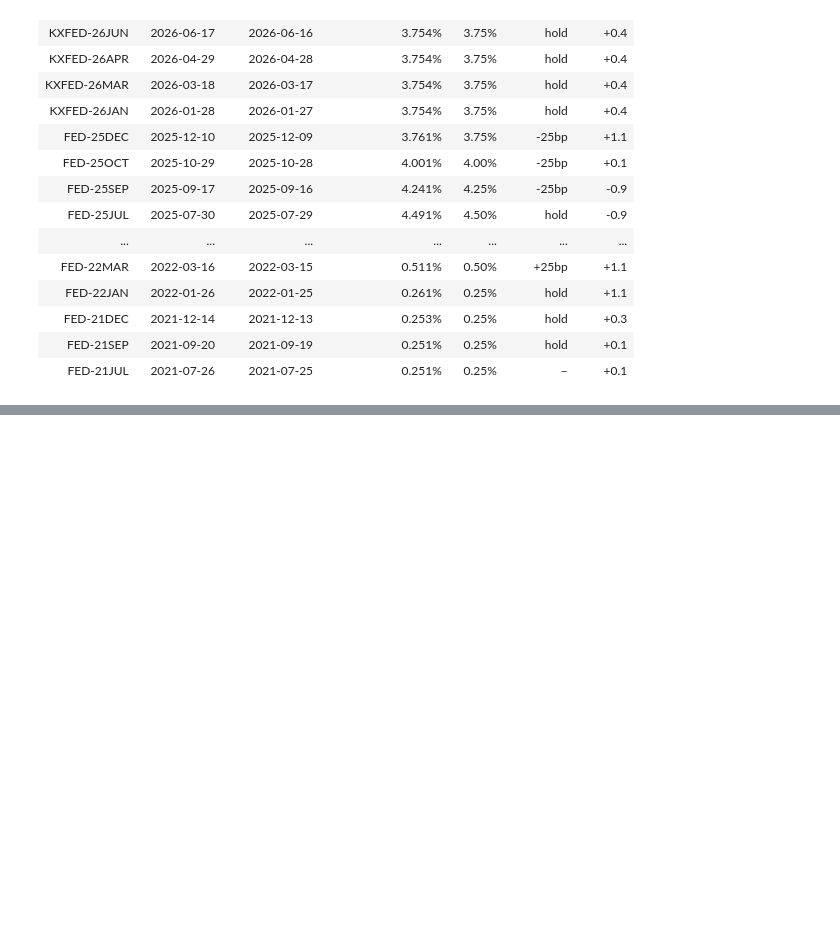
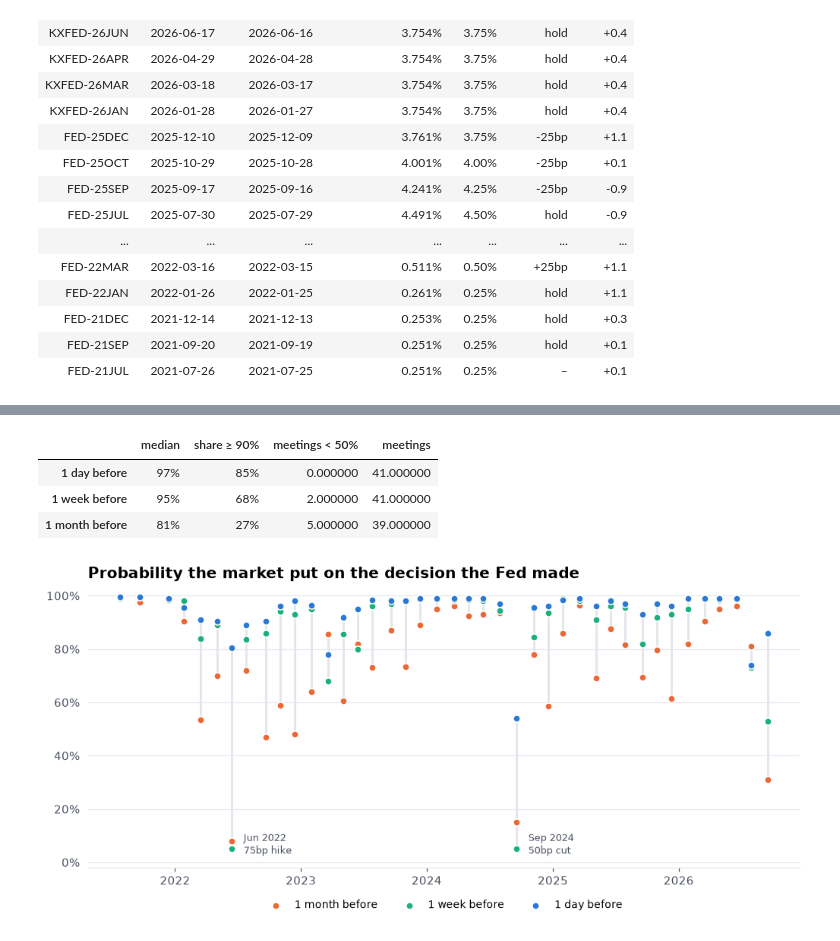
Before and after one commit to vishwesh-V/Macro-Research-in-Prediction-Markets, a Jupyter notebook: kalshi_fed/kalshi_fed_funds.ipynb, the cells around one changed output, grey strips where cells are left out. Saved outputs shown, nothing was run; the diff lists cells and outputs as text; code cells hidden in the pictures; blank space fills up the shorter version.

```diff
--- a/kalshi_fed/kalshi_fed_funds.ipynb
+++ b/kalshi_fed/kalshi_fed_funds.ipynb
@@ -505,0 +601,42 @@ explore("FED-24SEP")   # the 50bp cut in Sep 2024: watch the market swing betwee
+# %%
+rows = []
+for _, mt in realized.iterrows():
+    rec = {"event_ticker": mt.event_ticker, "meeting_date": mt.meeting_date, "realized": mt.upper_bound}
+    for lag, name in ((1, "1d"), (7, "1w"), (30, "1m")):
+        cut = (pd.Timestamp(mt.meeting_date) - pd.Timedelta(days=lag)).strftime("%Y-%m-%d")
+        g = rates[(rates.event_ticker == mt.event_ticker) & (rates.date <= cut)]
+        if len(g):
+            gd = on_grid(json.loads(g.distribution.iloc[-1]))
+            k0 = min(gd)
+            rec[f"p_{name}"] = gd.get(mt.upper_bound, 0) if mt.upper_bound > k0 else sum(v for k, v in gd.items() if k <= k0)
+            rec[f"date_{name}"], rec[f"reliable_{name}"] = g.date.iloc[-1], bool(g.reliable.iloc[-1])
+    rows.append(rec)
+track = pd.DataFrame(rows)
+track.to_csv(DATA / "track_record.csv", index=False)
+
+summary = pd.DataFrame({lab: {"median": track[c].median(), "share ≥ 90%": (track[c] >= 0.9).mean(),
+                              "meetings < 50%": int((track[c] < 0.5).sum()), "meetings": int(track[c].notna().sum())}
+                        for lab, c in [("1 day before", "p_1d"), ("1 week before", "p_1w"), ("1 month before", "p_1m")]}).T
+display(summary.style.format({"median": "{:.0%}", "share ≥ 90%": "{:.0%}"}))
+
+fig, ax = plt.subplots(figsize=(11, 4.4))
+xs = pd.to_datetime(track.meeting_date)
+for _, r in track.iterrows():
+    ys = [r[c] for c in ("p_1m", "p_1w", "p_1d") if pd.notna(r[c])]
+    ax.vlines(pd.Timestamp(r.meeting_date), min(ys), max(ys), color=C["grid"], lw=2, zorder=1)
+for c, lab, col in [("p_1m", "1 month before", C["s2"]), ("p_1w", "1 week before", C["s3"]), ("p_1d", "1 day before", C["s1"])]:
+    ax.scatter(xs, track[c], s=36, color=col, edgecolor="white", linewidth=1, zorder=2, label=lab)
+for ev, txt in [("FED-22JUN", "Jun 2022\n75bp hike"), ("FED-24SEP", "Sep 2024\n50bp cut")]:
+    r = track[track.event_ticker == ev].iloc[0]
+    ax.annotate(txt, (pd.Timestamp(r.meeting_date), r.p_1w), xytext=(10, -4), textcoords="offset points", fontsize=8.5, color=C["ink2"])
+ax.yaxis.set_major_formatter(plt.FuncFormatter(lambda v, _: f"{v:.0%}"))
+ax.set_ylim(-0.02, 1.04)
+ax.set_title("Probability the market put on the decision the Fed made")
+ax.legend(loc="upper center", bbox_to_anchor=(0.5, -0.08), fontsize=9, ncol=3)
+plt.show()
+# %% [output]
+|  | median | share ≥ 90% | meetings < 50% | meetings |
+| 1 day before | 97% | 85% | 0.000000 | 41.000000 |
+| 1 week before | 95% | 68% | 2.000000 | 41.000000 |
+| 1 month before | 81% | 27% | 5.000000 | 39.000000 |
+[figure, added]
```
Also changed, not shown: parts of 22 cells of this notebook, 14 other files.
